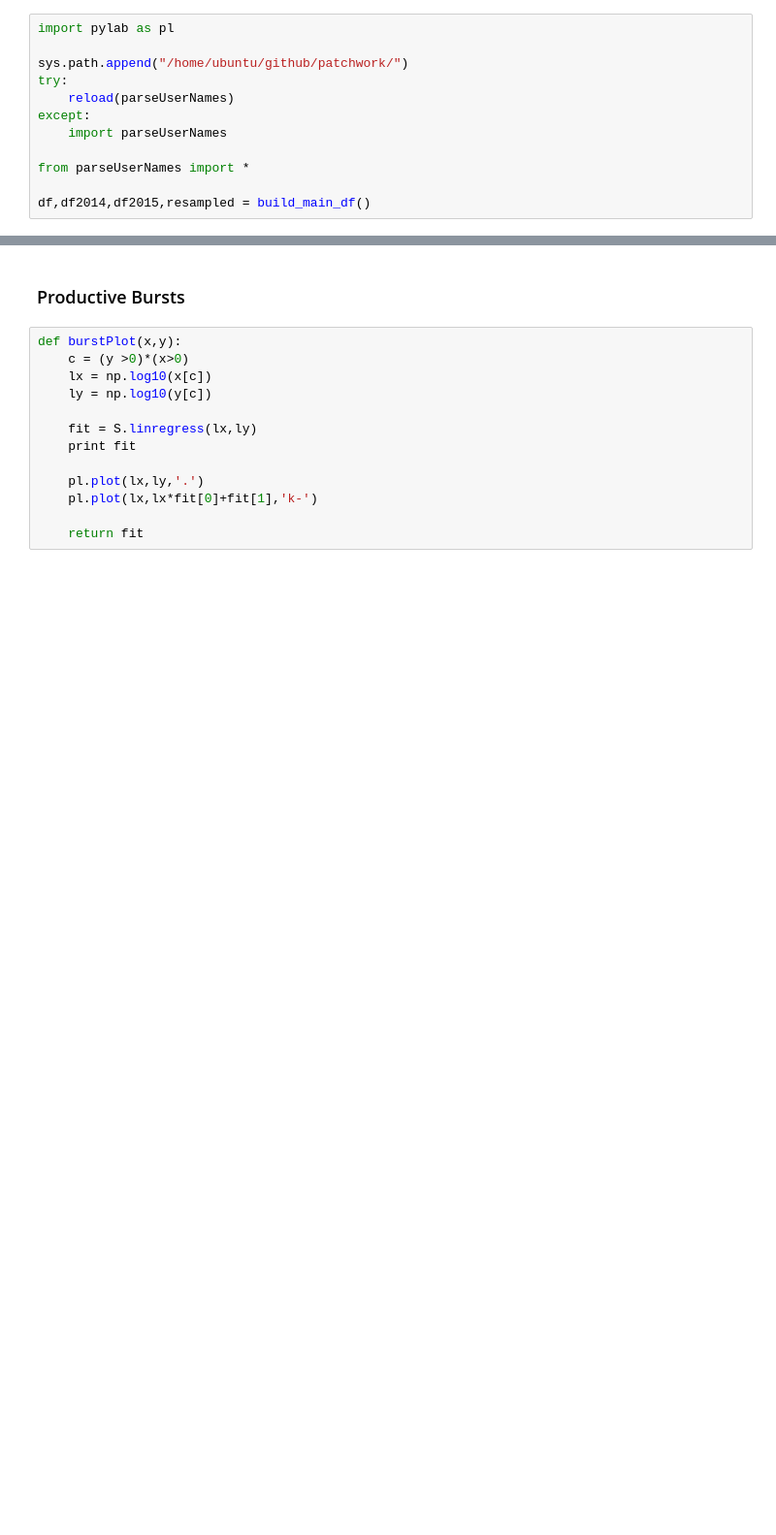
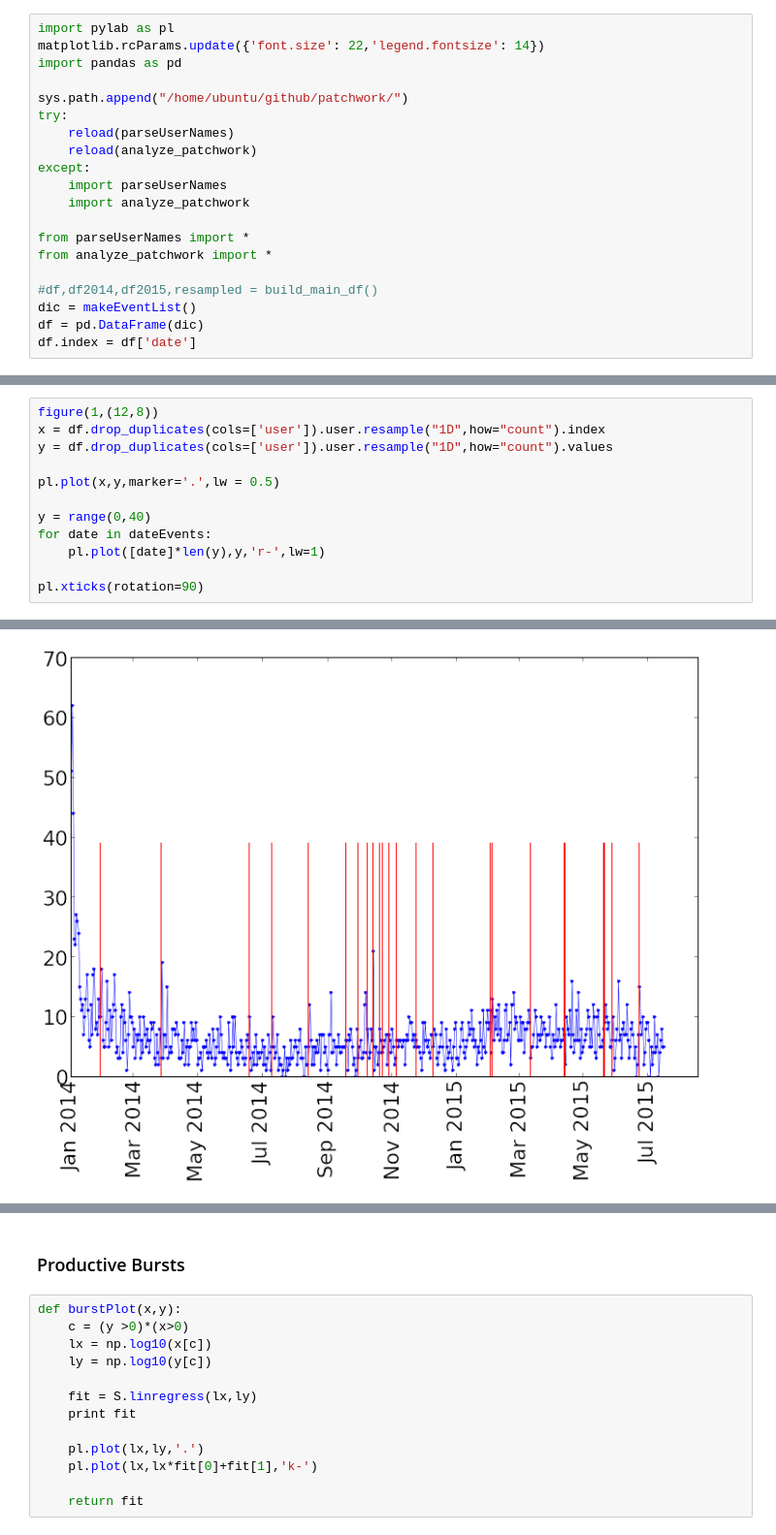
Before and after one commit to wazaahhh/patchwork, a Jupyter notebook: patchwork.ipynb, the cells around one changed output, grey strips where cells are left out. Shown: that part at 97% size. Drawn from its saved outputs; the diff is of its cells as text; blank space fills up the shorter version.

Commit message:
first shot analysis with data from Arfon

```diff
--- a/patchwork.ipynb
+++ b/patchwork.ipynb
@@ -1,12 +1,20 @@
 # %%
 import pylab as pl
+matplotlib.rcParams.update({'font.size': 22,'legend.fontsize': 14})
+import pandas as pd
 
 sys.path.append("/home/ubuntu/github/patchwork/")
 try:
     reload(parseUserNames)
+    reload(analyze_patchwork)
 except:
     import parseUserNames
+    import analyze_patchwork
 
 from parseUserNames import *
+from analyze_patchwork import *
 
-df,df2014,df2015,resampled = build_main_df()
+#df,df2014,df2015,resampled = build_main_df()
+dic = makeEventList()
+df = pd.DataFrame(dic)
+df.index = df['date']
@@ -97,0 +30,13 @@ pl.xlabel("Time [days since Jan. 1, 2014]")
+# %%
+figure(1,(12,8))
+x = df.drop_duplicates(cols=['user']).user.resample("1D",how="count").index
+y = df.drop_duplicates(cols=['user']).user.resample("1D",how="count").values
+
+pl.plot(x,y,marker='.',lw = 0.5)
+
+y = range(0,40)
+for date in dateEvents:
+    pl.plot([date]*len(y),y,'r-',lw=1)
+
+pl.xticks(rotation=90)
+# %% [output]
@@ -97,0 +46 @@ pl.xlabel("Time [days since Jan. 1, 2014]")
+[figure, added]
```
Also changed, not shown: parts of 18 cells of this notebook, 2 other files.
